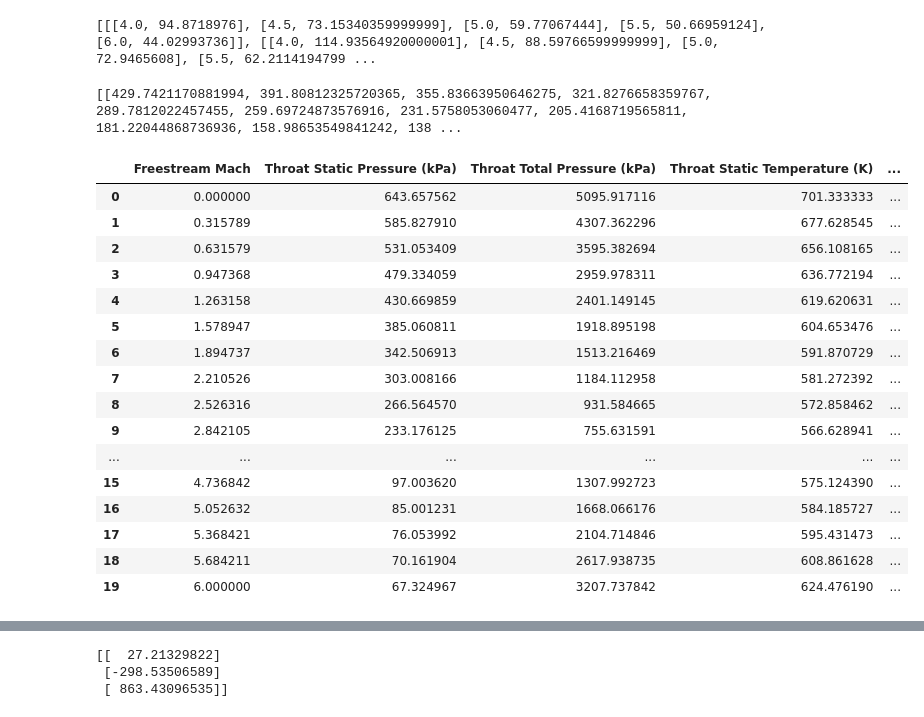
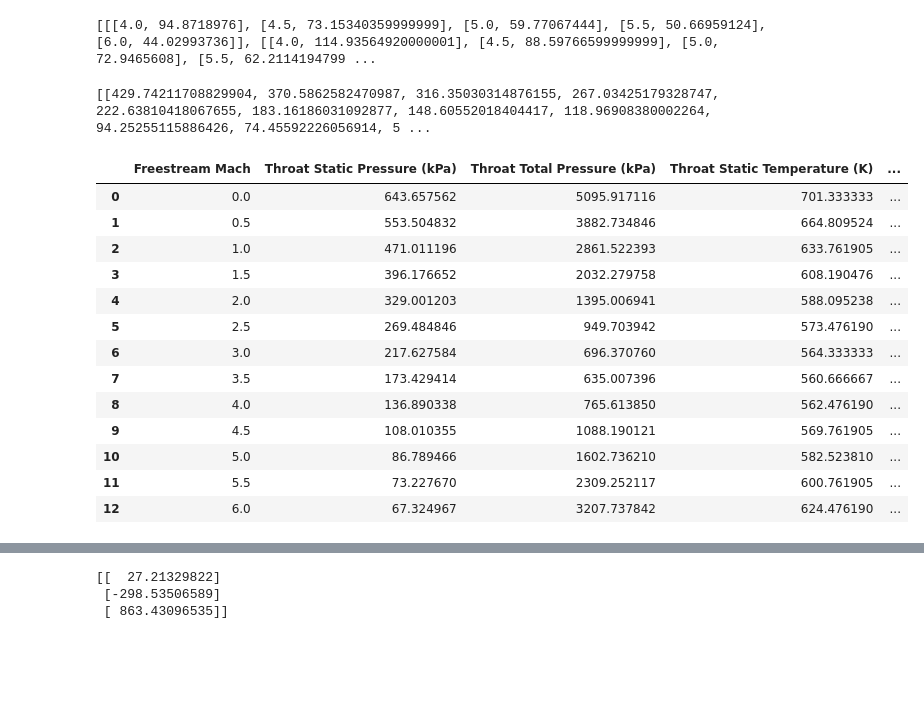
Before and after one commit to BananaBonanza/AAE537, a Jupyter notebook: projectInletConditions.ipynb, the cells around one changed output, grey strips where cells are left out. Saved outputs shown, nothing was run; the diff lists cells and outputs as text; code cells hidden in the pictures; blank space fills up the shorter version.

```diff
--- a/projectInletConditions.ipynb
+++ b/projectInletConditions.ipynb
@@ -42,14 +48,17 @@ class atmosphere:
             print("Not a valid 'valGiven' parameter.")
     def hCalc(self):
         if self.h < 11000:
-            self.T = 15.04 - 0.00649*self.h #K
+            self.T = 15.04 - 0.00649*self.h #C
             self.P = 101.29 * ((self.T + 273.1)/288.08)**(5.256) #kPa
+            self.T += 273.15
         elif self.h < 25000:
             self.T = -56.46
             self.P = 22.65 * np.exp(1.73 - 0.000157*self.h)
+            self.T += 273.15
         elif self.h > 24999:
             self.T = -131.21 + 0.00299*self.h
             self.P = 2.488 * ((self.T + 273.1)/216.6)**(-11.388)
+            self.T += 273.15
         self.rho = self.P / (0.2869 * (self.T + 273.1))
     def PCalc(self):
         if self.P > 22.632:
@@ -133 +140,17 @@ iVal = machs.index(min([abs(item-5) for item in machs])+5)
+# %%
+#Find the mach numbers I actually care about
+desMach = [1.5,2,2.5,3,3.5,4,4.5,5,5.5,6]
+iVal = []
+desVal = False
+for i in range(len(desMach)):
+    for item in machs:
+        #if i > 3 and i < 9:
+            #print(item - desMach[i])
+        if (item - desMach[i])<0.004 and (item - desMach[i])>-0.004:
+            desVal = item
+            #print(desVal)
+            break
+    if not desVal:
+        print("fix something")
+    iVal.append(machs.index(desVal))
 # %%
@@ -486,7 +517,7 @@ def pointLineGraph(x,points,y,xlab='',ylab='',graphlab='', title='', col="blue")
     plt.show()
     plt.close()
 
-x = np.linspace(0,6,20)
+x = np.linspace(0,6,13)
 
 pointComb = [presPoints,totPresPoints,tempPoints,totTempPoints]
 funcComb = [fPres,fTPres,fTemp,fTTemp]
@@ -496,50 +527,47 @@ titles = [[jtem + ' at angle of attack: ' + item + ' degrees' for item in alpha]
 colors = ['blue','orange','red','purple','green','black']
 
 #print(len(presPoints))
 #print(len(titles[0]))
 supersonic = []
 for i in range(len(pointComb)):
     for j in range(len(pointComb[i])):
         #print(j)
         line = [item**2 * funcComb[i][j][0] + item * funcComb[i][j][1] +
                  funcComb[i][j][2] for item in x]
         #print('line values',line)
         #print(presPoints[j])
         #xDots = [item[0] for item in presPoints[j]]
         #print(xDots)
         #yDots = [item[1] for item in presPoints[j]]
         #print(yDots)
         #print([item for item in pointComb[i][j]])
         #pointLineGraph(x,pointComb[i][j],line,'Mach No',labels[i],titles[i][j],col = colors[j])
         supersonic.append(line)
 print(supersonic[0:2])
 #'Angle of Attack (deg)':iF.iloc[2:,1],
 regEnd = {'Freestream Mach':x,
              'Throat Static Pressure (kPa)':supersonic[2],
              'Throat Total Pressure (kPa)':supersonic[8],
              'Throat Static Temperature (K)':supersonic[14],
              'Throat Total Temperature (K)':supersonic[20]}
 reg = pd.DataFrame(regEnd)
 reg
 # %% [output]
-[[429.7421170881994, 391.80812325720365, 355.83663950646275, 321.8276658359767, 289.7812022457455, 259.69724873576916, 231.5758053060477, 205.4168719565811, 181.22044868736936, 158.98653549841242, 138 ...
+[[429.74211708829904, 370.5862582470987, 316.35030314876155, 267.03425179328747, 222.63810418067655, 183.16186031092877, 148.60552018404417, 118.96908380002264, 94.25255115886426, 74.45592226056914, 5 ...
 |  | Freestream Mach | Throat Static Pressure (kPa) | Throat Total Pressure (kPa) | Throat Static Temperature (K) | ... |
-| 0 | 0.000000 | 643.657562 | 5095.917116 | 701.333333 | ... |
-| 1 | 0.315789 | 585.827910 | 4307.362296 | 677.628545 | ... |
-| 2 | 0.631579 | 531.053409 | 3595.382694 | 656.108165 | ... |
-| 3 | 0.947368 | 479.334059 | 2959.978311 | 636.772194 | ... |
-| 4 | 1.263158 | 430.669859 | 2401.149145 | 619.620631 | ... |
-| 5 | 1.578947 | 385.060811 | 1918.895198 | 604.653476 | ... |
-| 6 | 1.894737 | 342.506913 | 1513.216469 | 591.870729 | ... |
-| 7 | 2.210526 | 303.008166 | 1184.112958 | 581.272392 | ... |
-| 8 | 2.526316 | 266.564570 | 931.584665 | 572.858462 | ... |
-| 9 | 2.842105 | 233.176125 | 755.631591 | 566.628941 | ... |
-| ... | ... | ... | ... | ... | ... |
-| 15 | 4.736842 | 97.003620 | 1307.992723 | 575.124390 | ... |
-| 16 | 5.052632 | 85.001231 | 1668.066176 | 584.185727 | ... |
-| 17 | 5.368421 | 76.053992 | 2104.714846 | 595.431473 | ... |
-| 18 | 5.684211 | 70.161904 | 2617.938735 | 608.861628 | ... |
-| 19 | 6.000000 | 67.324967 | 3207.737842 | 624.476190 | ... |
+| 0 | 0.0 | 643.657562 | 5095.917116 | 701.333333 | ... |
+| 1 | 0.5 | 553.504832 | 3882.734846 | 664.809524 | ... |
+| 2 | 1.0 | 471.011196 | 2861.522393 | 633.761905 | ... |
+| 3 | 1.5 | 396.176652 | 2032.279758 | 608.190476 | ... |
+| 4 | 2.0 | 329.001203 | 1395.006941 | 588.095238 | ... |
+| 5 | 2.5 | 269.484846 | 949.703942 | 573.476190 | ... |
+| 6 | 3.0 | 217.627584 | 696.370760 | 564.333333 | ... |
+| 7 | 3.5 | 173.429414 | 635.007396 | 560.666667 | ... |
+| 8 | 4.0 | 136.890338 | 765.613850 | 562.476190 | ... |
+| 9 | 4.5 | 108.010355 | 1088.190121 | 569.761905 | ... |
+| 10 | 5.0 | 86.789466 | 1602.736210 | 582.523810 | ... |
+| 11 | 5.5 | 73.227670 | 2309.252117 | 600.761905 | ... |
+| 12 | 6.0 | 67.324967 | 3207.737842 | 624.476190 | ... |
 # %%
 M2 = []
 P2 = []
```
Also changed, not shown: parts of 9 cells of this notebook, 2 other files.
